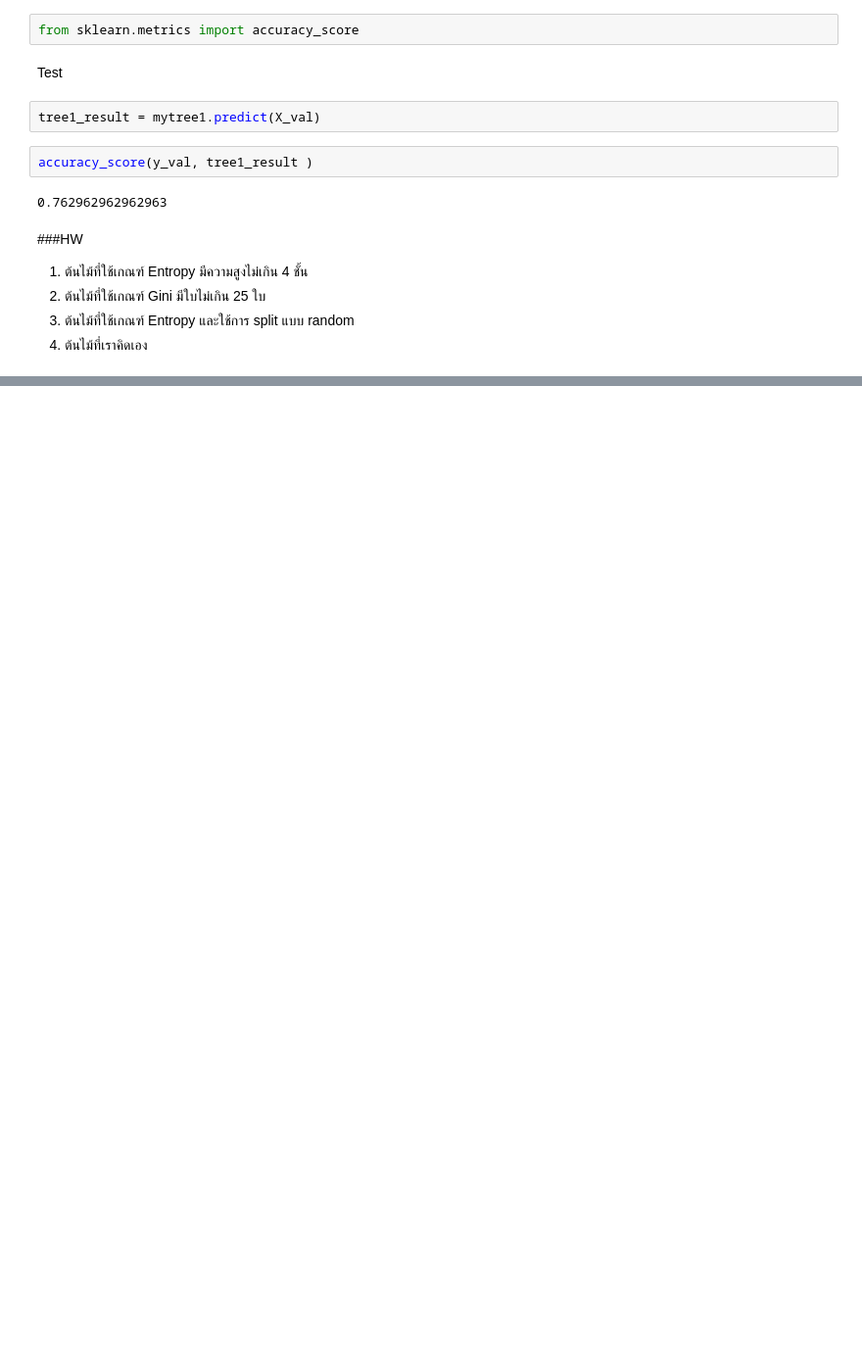
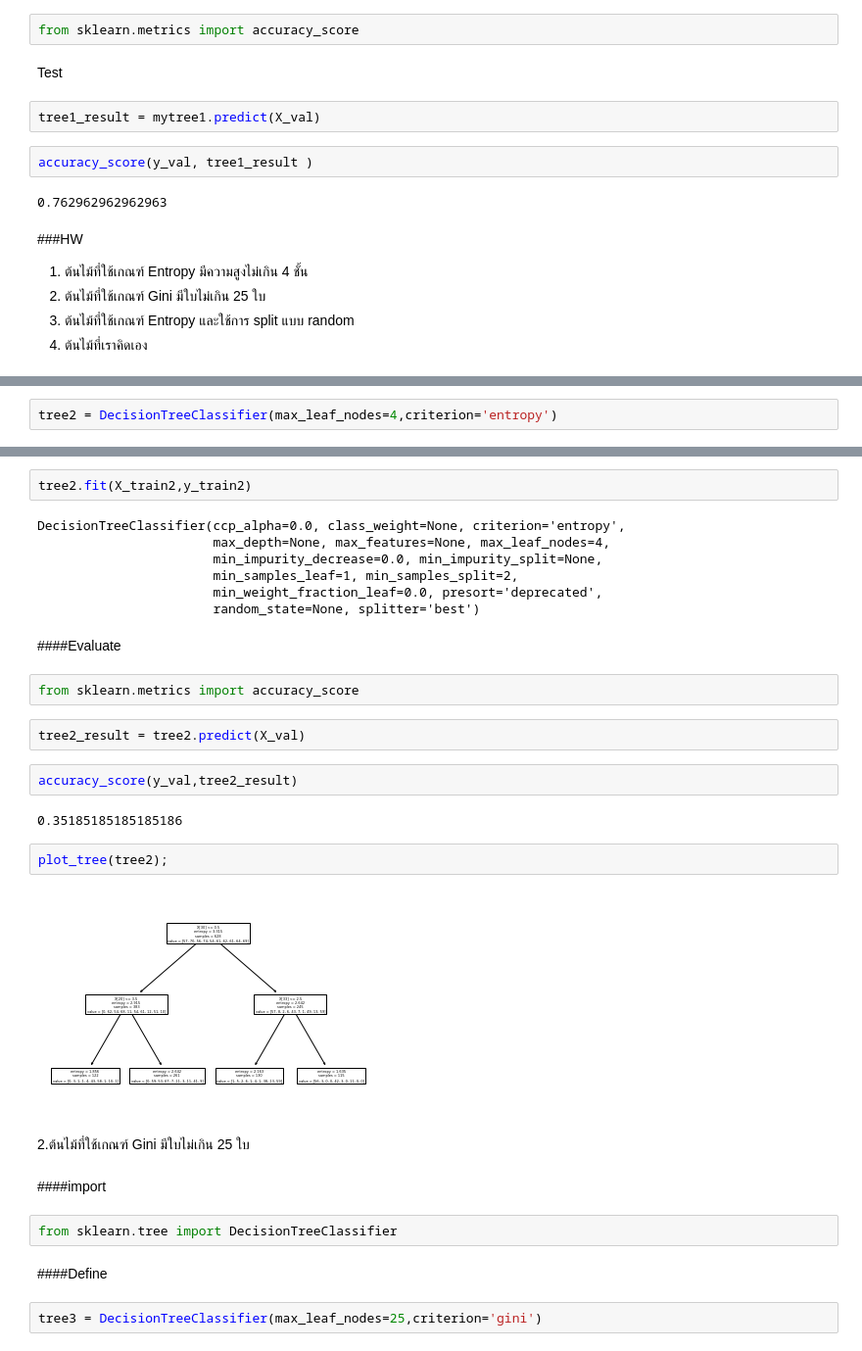
Before and after one commit to pondbaahh/DWDM21, a Jupyter notebook: Chapter7_Classification(Decision_Tree).ipynb, the cells around one changed output, grey strips where cells are left out. Shown: that part at 98% size. Cells and saved outputs as stored; diff of their text form; blank space fills up the shorter version.

```diff
--- a/Chapter7_Classification(Decision_Tree).ipynb
+++ b/Chapter7_Classification(Decision_Tree).ipynb
@@ -217,0 +244,2 @@ accuracy_score(y_val, tree1_result )
+# %%
+tree2 = DecisionTreeClassifier(max_leaf_nodes=4,criterion='entropy')
@@ -217,0 +248,33 @@ accuracy_score(y_val, tree1_result )
+# %%
+tree2.fit(X_train2,y_train2)
+# %% [output]
+DecisionTreeClassifier(ccp_alpha=0.0, class_weight=None, criterion='entropy',
+                       max_depth=None, max_features=None, max_leaf_nodes=4,
+                       min_impurity_decrease=0.0, min_impurity_split=None,
+                       min_samples_leaf=1, min_samples_split=2,
+                       min_weight_fraction_leaf=0.0, presort='deprecated',
+                       random_state=None, splitter='best')
+# %% [markdown]
+####Evaluate
+# %%
+from sklearn.metrics import accuracy_score
+# %%
+tree2_result = tree2.predict(X_val)
+# %%
+accuracy_score(y_val,tree2_result)
+# %% [output]
+0.35185185185185186
+# %%
+plot_tree(tree2);
+# %% [output]
+[figure, added]
+# %% [markdown]
+2.ต้นไม้ที่ใช้เกณฑ์ Gini มีใบไม่เกิน 25 ใบ
+# %% [markdown]
+####import
+# %%
+from sklearn.tree import DecisionTreeClassifier
+# %% [markdown]
+####Define
+# %%
+tree3 = DecisionTreeClassifier(max_leaf_nodes=25,criterion='gini')
```
Also changed, not shown: parts of 39 cells of this notebook.
